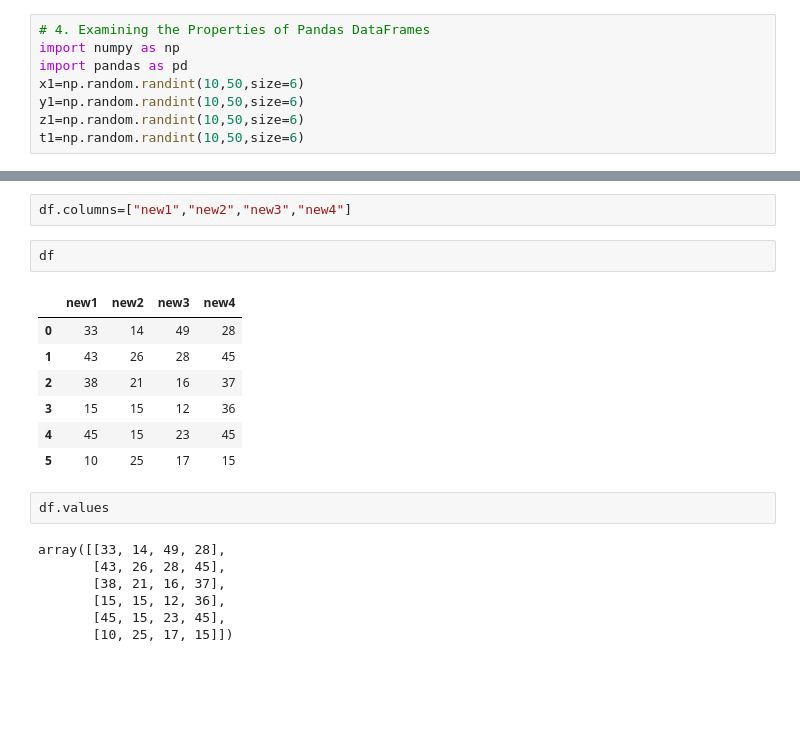
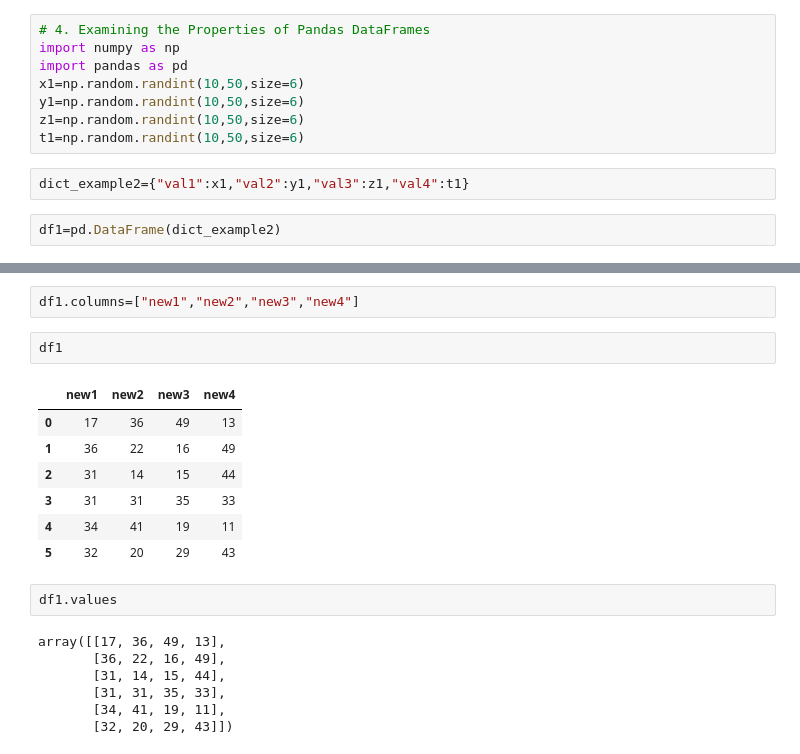
Before and after one commit to chshahid119/data-science-notes, a Jupyter notebook: Complete data science OakAcademy/Shahid Notes/pandas notebook/pandas01.ipynb, the cells around one changed output, grey strips where cells are left out. Drawn from its saved outputs; the diff is of its cells as text; blank space fills up the shorter version.

```diff
--- a/Complete data science OakAcademy/Shahid Notes/pandas notebook/pandas01.ipynb
+++ b/Complete data science OakAcademy/Shahid Notes/pandas notebook/pandas01.ipynb
@@ -386,4 +386,8 @@ x1=np.random.randint(10,50,size=6)
 y1=np.random.randint(10,50,size=6)
 z1=np.random.randint(10,50,size=6)
 t1=np.random.randint(10,50,size=6)
+# %%
+dict_example2={"val1":x1,"val2":y1,"val3":z1,"val4":t1}
+# %%
+df1=pd.DataFrame(dict_example2)
 # %%
@@ -418,24 +422,24 @@ Index(['val1', 'val2', 'val3', 'val4'], dtype='object')
 # %% [output]
 ['val1', 'val2', 'val3', 'val4']
 # %%
-df.columns=["new1","new2","new3","new4"]
+df1.columns=["new1","new2","new3","new4"]
 # %%
-df
+df1
 # %% [output]
 |  | new1 | new2 | new3 | new4 |
-| 0 | 33 | 14 | 49 | 28 |
-| 1 | 43 | 26 | 28 | 45 |
-| 2 | 38 | 21 | 16 | 37 |
-| 3 | 15 | 15 | 12 | 36 |
-| 4 | 45 | 15 | 23 | 45 |
-| 5 | 10 | 25 | 17 | 15 |
+| 0 | 17 | 36 | 49 | 13 |
+| 1 | 36 | 22 | 16 | 49 |
+| 2 | 31 | 14 | 15 | 44 |
+| 3 | 31 | 31 | 35 | 33 |
+| 4 | 34 | 41 | 19 | 11 |
+| 5 | 32 | 20 | 29 | 43 |
 # %%
-df.values
+df1.values
 # %% [output]
-array([[33, 14, 49, 28],
-       [43, 26, 28, 45],
-       [38, 21, 16, 37],
-       [15, 15, 12, 36],
-       [45, 15, 23, 45],
-       [10, 25, 17, 15]])
+array([[17, 36, 49, 13],
+       [36, 22, 16, 49],
+       [31, 14, 15, 44],
+       [31, 31, 35, 33],
+       [34, 41, 19, 11],
+       [32, 20, 29, 43]])
 # %%
```
Also changed, not shown: parts of 52 cells of this notebook.
